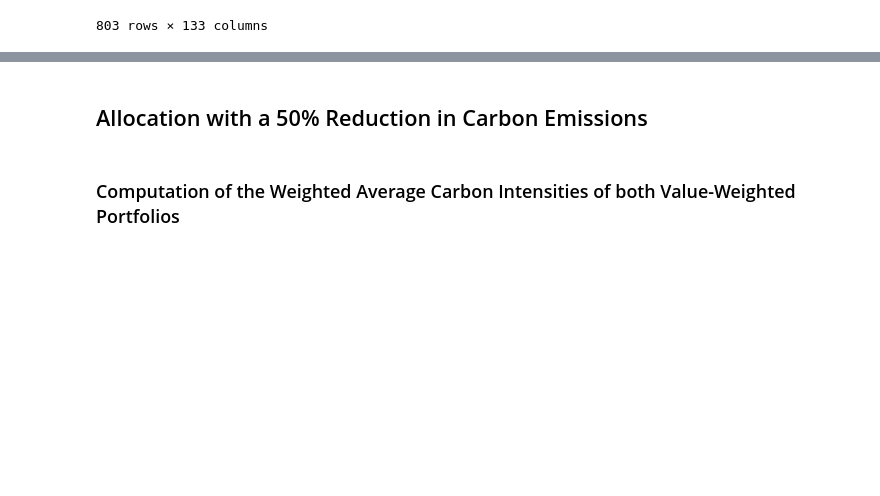
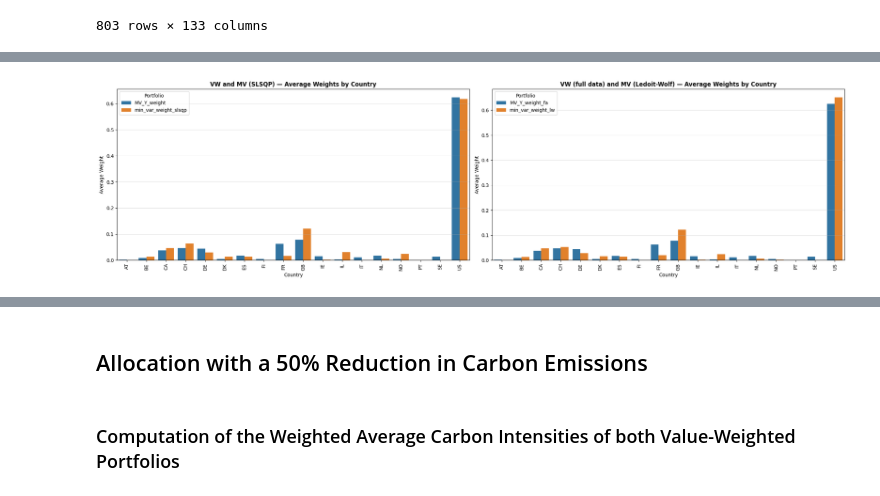
Before and after one commit to Quentinrezzo/Sustainability-Project, a Jupyter notebook: sustainability/notebook.ipynb, the cells around one changed output, grey strips where cells are left out. Drawn from its saved outputs; the diff is of its cells as text; code cells hidden in the pictures; blank space fills up the shorter version.

```diff
--- a/sustainability/notebook.ipynb
+++ b/sustainability/notebook.ipynb
@@ -1353,0 +1268,29 @@ for year in range(2013, 2025):
+# %%
+fig, (ax1, ax2) = plt.subplots(1, 2, figsize=(22, 6))
+
+# Left: VW (sample) and MV (SLSQP)
+for year in range(2013, 2025):
+    globals()[f'weights_by_country_{year}'] = globals()[f'inv_set_{year}'].groupby('Country')[['MV_Y_weight', 'min_var_weight_slsqp']].sum().reset_index()
+    globals()[f'weights_by_country_{year}'] = globals()[f'weights_by_country_{year}'].melt(id_vars='Country', var_name='Portfolio', value_name='Weight')
+weights_by_country_all_years = pd.concat([globals()[f'weights_by_country_{year}'] for year in range(2013, 2025)], ignore_index=True)
+weights_by_country_all_years = weights_by_country_all_years.groupby(['Country', 'Portfolio'])['Weight'].mean().reset_index()
+sns.barplot(data=weights_by_country_all_years, x='Country', y='Weight', hue='Portfolio', ax=ax1)
+ax1.set_title('VW and MV (SLSQP) — Average Weights by Country', fontweight='bold')
+ax1.set_ylabel('Average Weight'); ax1.set_xlabel('Country')
+ax1.tick_params(axis='x', rotation=90); ax1.legend(title='Portfolio'); ax1.grid(axis='y', alpha=0.4)
+
+# Right: VW (full data) and MV (Ledoit-Wolf)
+for year in range(2013, 2025):
+    globals()[f'weights_by_country_{year}'] = globals()[f'inv_set_{year}'].groupby('Country')[['MV_Y_weight_fa', 'min_var_weight_lw']].sum().reset_index()
+    globals()[f'weights_by_country_{year}'] = globals()[f'weights_by_country_{year}'].melt(id_vars='Country', var_name='Portfolio', value_name='Weight')
+weights_by_country_all_years = pd.concat([globals()[f'weights_by_country_{year}'] for year in range(2013, 2025)], ignore_index=True)
+weights_by_country_all_years = weights_by_country_all_years.groupby(['Country', 'Portfolio'])['Weight'].mean().reset_index()
+sns.barplot(data=weights_by_country_all_years, x='Country', y='Weight', hue='Portfolio', ax=ax2)
+ax2.set_title('VW (full data) and MV (Ledoit-Wolf) — Average Weights by Country', fontweight='bold')
+ax2.set_ylabel('Average Weight'); ax2.set_xlabel('Country')
+ax2.tick_params(axis='x', rotation=90); ax2.legend(title='Portfolio'); ax2.grid(axis='y', alpha=0.4)
+
+plt.tight_layout()
+plt.show()
+# %% [output]
+[figure, added]
```
Also changed, not shown: parts of 16 cells of this notebook.
